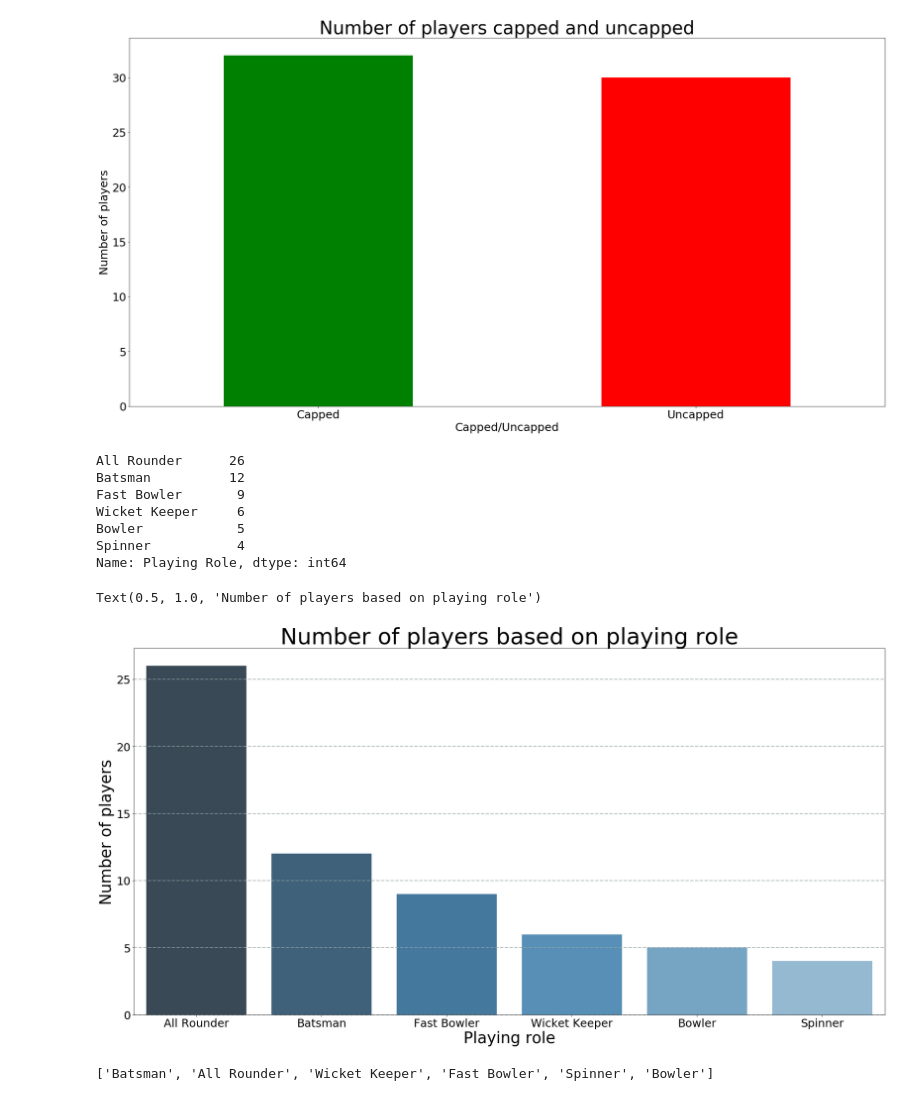
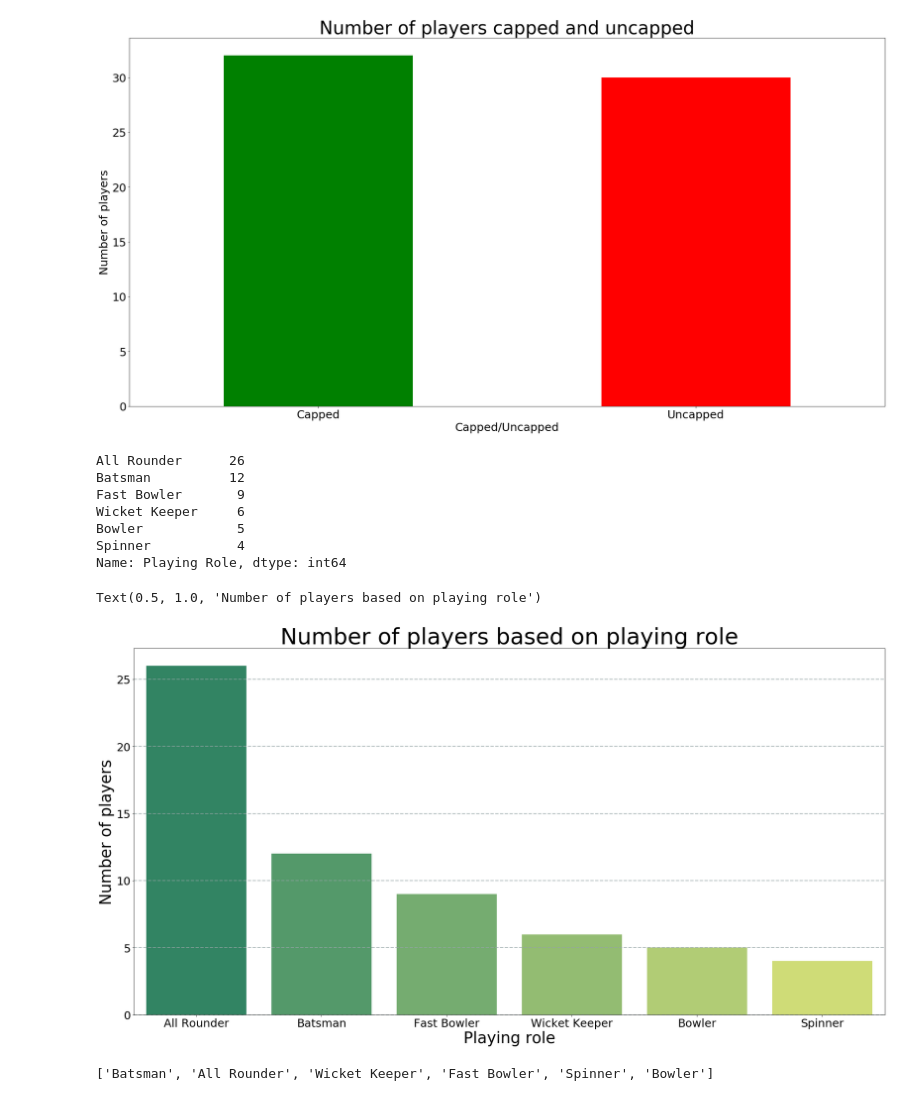
Before and after one commit to Thesavagecoder7784/Statistical-Data-Analysis-With-Pandas, a Jupyter notebook: Analysis of IPL Auction 2020.ipynb, the cells around one changed output. Drawn from its saved outputs; the diff is of its cells as text; code cells hidden in the pictures.

```diff
--- a/Analysis of IPL Auction 2020.ipynb
+++ b/Analysis of IPL Auction 2020.ipynb
@@ -186,26 +191,26 @@ Text(0.5, 1.0, 'Number of players capped and uncapped')
 # %%
 #Finding the correlation between playing role and number of players sold
 g = df['Playing Role'].value_counts()
 print(g)
 sns.countplot(x = 'Playing Role',data = df,
-              palette = 'Blues_d',
+              palette = 'summer',
              order = df['Playing Role'].value_counts().index)
 plt.grid(color='#95a5a6', linestyle='--', linewidth=2, axis='y', alpha=0.7)
 plt.xticks(fontsize =25,rotation = 0)
 plt.yticks(fontsize = 25)
 plt.xlabel("Playing role",fontsize = 35)
 plt.ylabel("Number of players",fontsize = 35)
 plt.title("Number of players based on playing role",fontsize = 50)
 # %% [output]
 All Rounder      26
 Batsman          12
 Fast Bowler       9
 Wicket Keeper     6
 Bowler            5
 Spinner           4
 Name: Playing Role, dtype: int64
 Text(0.5, 1.0, 'Number of players based on playing role')
-[figure, old version]
+[figure, new version]
 # %%
 a = df['Playing Role']
 a = list(dict.fromkeys(a))
```
Also changed, not shown: parts of 16 cells of this notebook, 1 other file.
